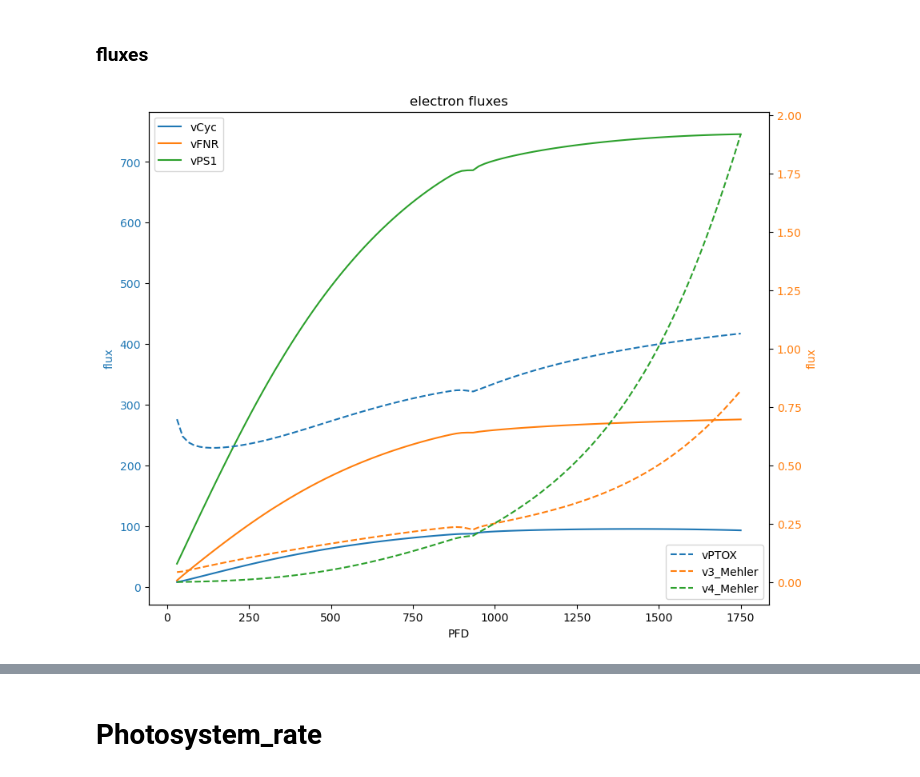
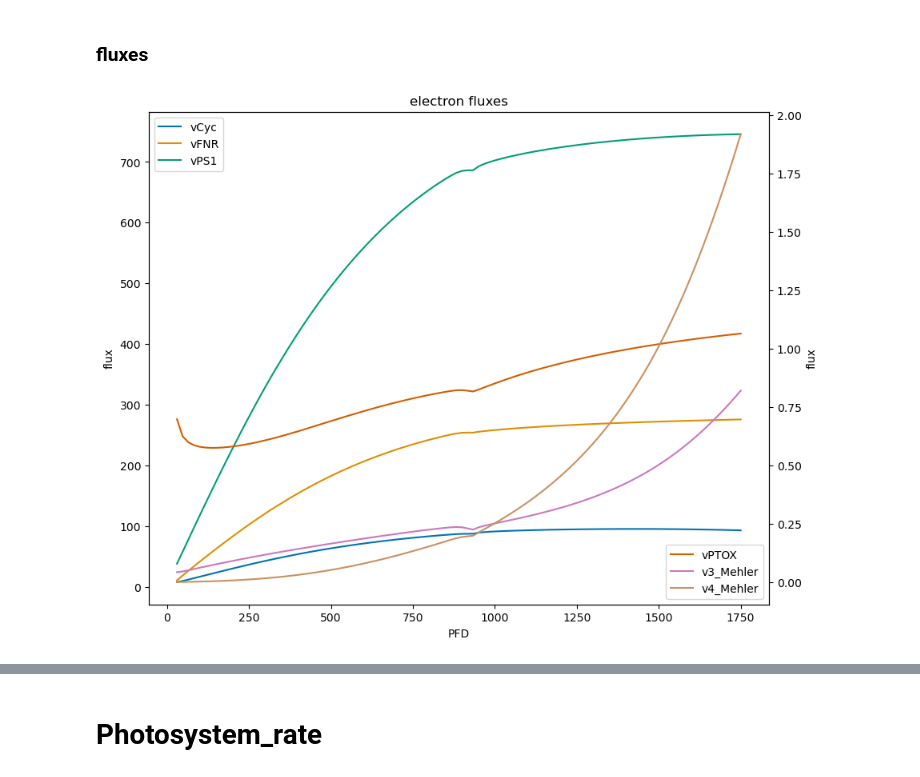
Before and after one commit to A-Potthoff/QTB_modeling, a Jupyter notebook: analyses/steady_state_analysis.ipynb, the cells around one changed output, grey strips where cells are left out. Saved outputs shown, nothing was run; the diff lists cells and outputs as text; code cells hidden in the pictures.

```diff
--- a/analyses/steady_state_analysis.ipynb
+++ b/analyses/steady_state_analysis.ipynb
@@ -196,35 +197,32 @@ fig.savefig(f"{folder}{name}.png", pad_inches = 0.1, bbox_inches = "tight")
 plt.close(fig)
 # %% [markdown]
 ### fluxes
-# %%
-# ELECTRON FLUXES
-
-fig, ax1 = plt.subplots(figsize=(10, 8))
-
-# Plot the first set of data on ax1 (left y-axis)
-v.loc[:, ["vCyc", "vFNR", "vPS1"]].plot(ax=ax1, title="electron fluxes", xlabel="PFD", ylabel="flux")
-
-# Create a second y-axis (right y-axis)
-ax2 = ax1.twinx()
-
-# Plot the second set of data on ax2 (right y-axis)
-v.loc[:, ["vPTOX", "v3_Mehler", "v4_Mehler"]].plot(ax=ax2, linestyle="--")       # ! if model has new PSI
-#v.loc[:, ["vPTOX", "vMehler"]].plot(ax=ax2, linestyle="--")                       # ! if model is cyclic2
-
-# Set the y-axis label for the second axis
-ax2.set_ylabel("flux", color='tab:orange')
-
-# Optionally, set different colors for the axes to distinguish them
-ax1.set_ylabel("flux", color='tab:blue')
-ax1.tick_params(axis='y', labelcolor='tab:blue')
-ax2.tick_params(axis='y', labelcolor='tab:orange')
-
-ax1.legend(loc='upper left')
-ax2.legend(loc='lower right')
-
-plt.show()
-# %% [output]
-[figure, removed]
+# %%
+# ELECTRON FLUXES
+
+fig, ax1 = plt.subplots(figsize=(10, 8))
+ax2 = ax1.twinx()
+
+ax1.plot(v["vCyc"], label="vCyc", color=colors[0])
+ax1.plot(v["vFNR"], label="vFNR", color=colors[1])
+ax1.plot(v["vPS1"], label="vPS1", color=colors[2])
+
+ax2.plot(v["vPTOX"], label="vPTOX", color=colors[3])
+ax2.plot(v["v3_Mehler"], label="v3_Mehler", color=colors[4])
+ax2.plot(v["v4_Mehler"], label="v4_Mehler", color=colors[5])
+#ax2.plot(c["vMehler"], label="vMehler", color=colors[4])  # ! if model is old
+
+ax1.set(title="electron fluxes",
+        xlabel="PFD",
+        ylabel="flux")
+ax2.set_ylabel("flux")
+
+ax1.legend(loc='upper left')
+ax2.legend(loc='lower right')
+
+fig.show()
+# %% [output]
+[figure, added]
 # %%
 folder = f"figures/{model}/steady_state_dynamics/"
 name = "electron_flows"
```
Also changed, not shown: parts of 6 cells of this notebook, 2 other files.
